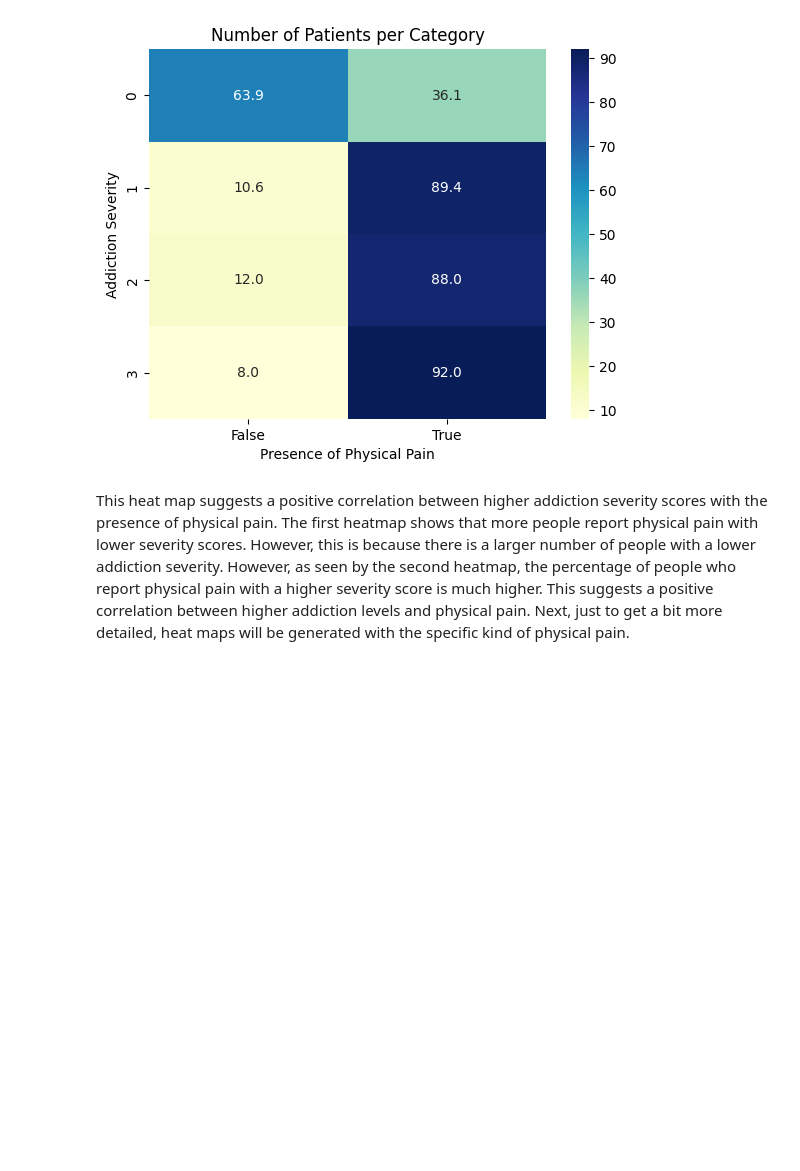
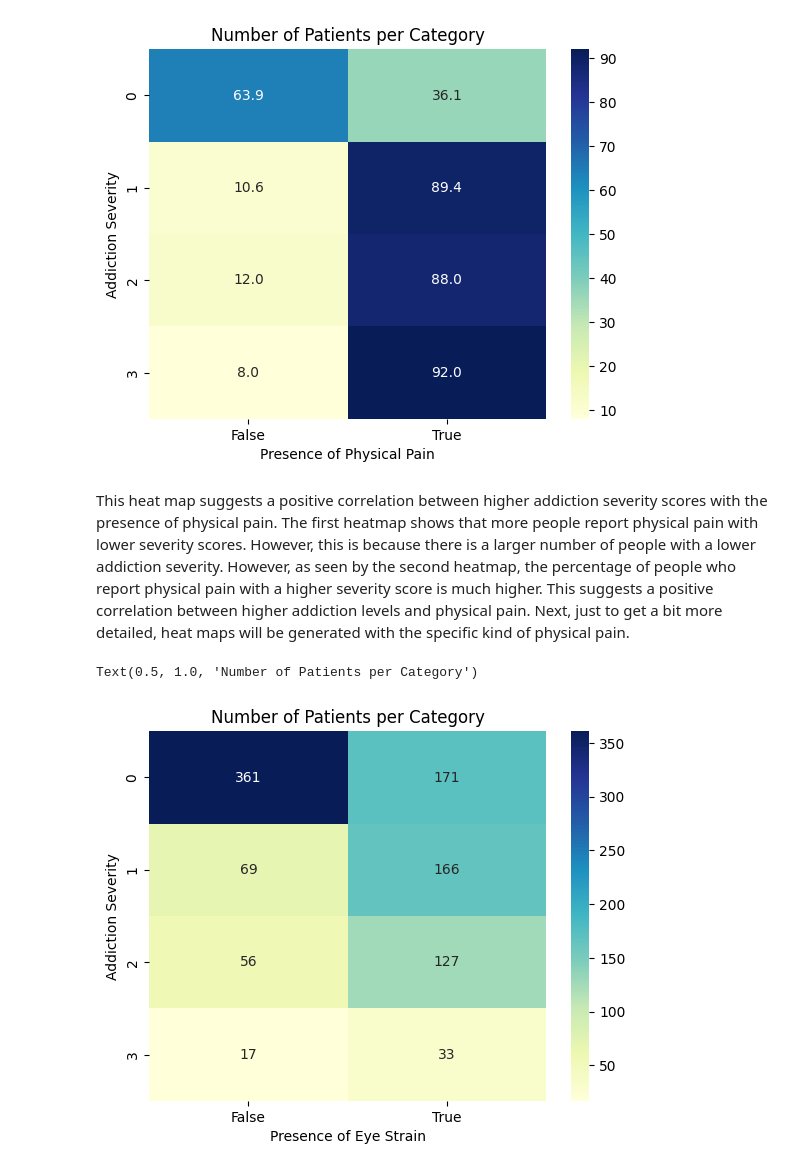
Before and after one commit to jmlax123/gaming_mental_health, a Jupyter notebook: notebook/gaming_mental_health_data.ipynb, the cells around one changed output. Saved outputs shown, nothing was run; the diff lists cells and outputs as text; code cells hidden in the pictures; blank space fills up the shorter version.

Commit message:
Generated heat maps for the different types of physical pain according to addiction severity

```diff
--- a/notebook/gaming_mental_health_data.ipynb
+++ b/notebook/gaming_mental_health_data.ipynb
@@ -643,3 +643,14 @@ Text(0.5, 1.0, 'Number of Patients per Category')
 [figure]
 # %% [markdown]
 This heat map suggests a positive correlation between higher addiction severity scores with the presence of physical pain. The first heatmap shows that more people report physical pain with lower severity scores. However, this is because there is a larger number of people with a lower addiction severity. However, as seen by the second heatmap, the percentage of people who report physical pain with a higher severity score is much higher. This suggests a positive correlation between higher addiction levels and physical pain. Next, just to get a bit more detailed, heat maps will be generated with the specific kind of physical pain.
+# %%
+counts = df.groupby(['addiction_severity', 'eye_strain']).size().unstack(fill_value=0)
+
+sns.heatmap(counts, annot=True, fmt="d", cmap="YlGnBu")
+
+plt.ylabel("Addiction Severity")
+plt.xlabel("Presence of Eye Strain")
+plt.title("Number of Patients per Category")
+# %% [output]
+Text(0.5, 1.0, 'Number of Patients per Category')
+[figure, added]
```
Also changed, not shown: parts of 4 cells of this notebook.
